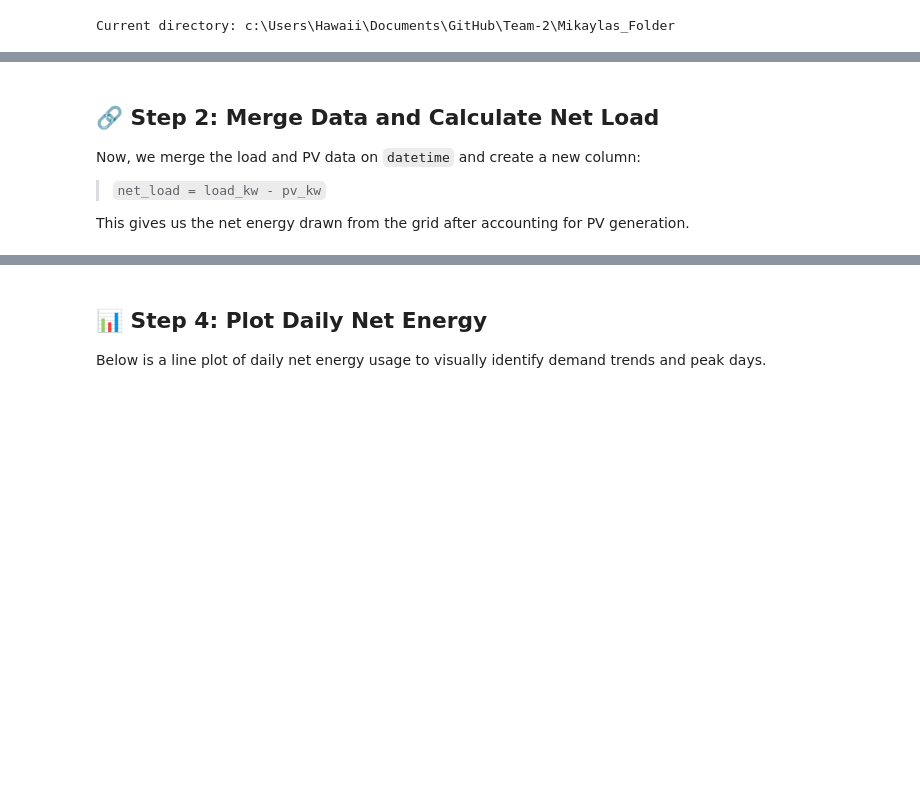
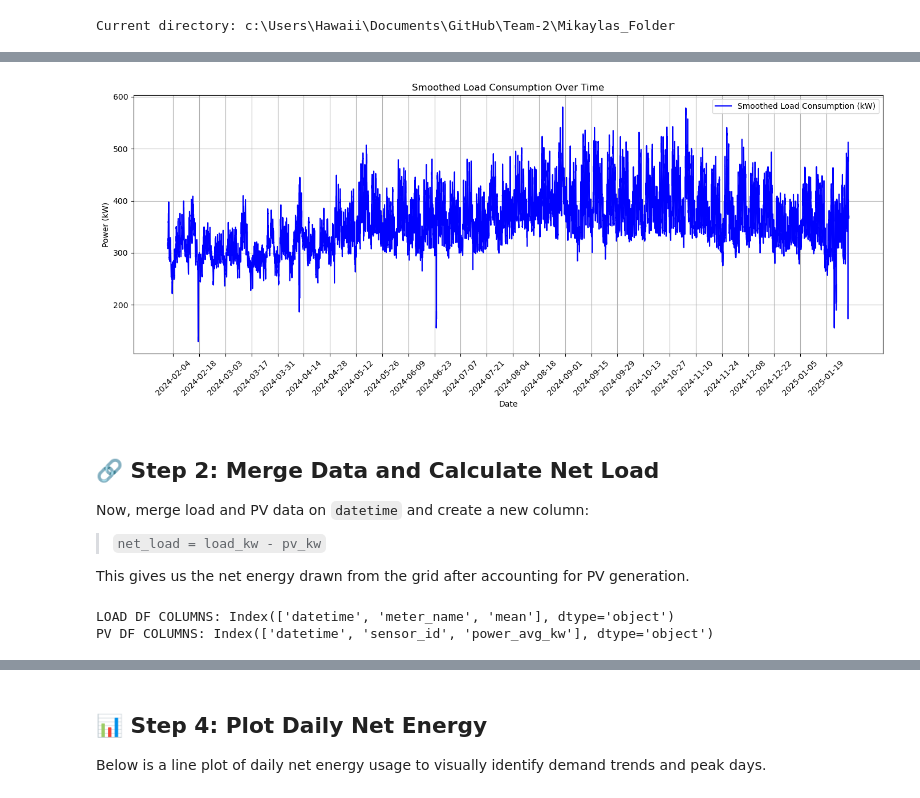
Before and after one commit to Energy-and-Sustainability-VIP/Team-2, a Jupyter notebook: Mikaylas_Folder/Untitled-1.ipynb, the cells around one changed output, grey strips where cells are left out. Drawn from its saved outputs; the diff is of its cells as text; code cells hidden in the pictures; blank space fills up the shorter version.

```diff
--- a/Mikaylas_Folder/Untitled-1.ipynb
+++ b/Mikaylas_Folder/Untitled-1.ipynb
@@ -47,7 +135,43 @@ pv_df.head(), load_df.head()
+# %%
+# Convert 'datetime' to proper datetime format for load data (in case it's not already)
+load_df['datetime'] = pd.to_datetime(load_df['datetime'])
+
+# Sort load data by datetime
+load_df = load_df.sort_values(by='datetime')
+
+# Apply a rolling average (smooth out the jagged fluctuations)
+window_size = 5  # Adjust window size if needed
+load_df['smoothed_load'] = load_df['mean'].rolling(window=window_size).mean()
+
+# Plot the smoothed load data
+plt.figure(figsize=(14, 6))  # Increase the figure size for more room
+
+# Plot the smoothed load data
+plt.plot(load_df['datetime'], load_df['smoothed_load'], color='blue', label='Smoothed Load Consumption (kW)')
+
+# Adjust x-ticks to prevent overlap (show one tick every 2 weeks, same as we did for PV)
+plt.xticks(
+    pd.date_range(start=load_df['datetime'].min(), end=load_df['datetime'].max(), freq='2W'),  # Change to '2W' for every 2 weeks
+    rotation=45
+)
+
+# Add labels and title
+plt.title("Smoothed Load Consumption Over Time")
+plt.xlabel("Date")
+plt.ylabel("Power (kW)")
+
+# Show grid and legend
+plt.grid(True)
+plt.legend()
+
+plt.tight_layout()
+plt.show()
+# %% [output]
+[figure, added]
 # %% [markdown]
 ## 🔗 Step 2: Merge Data and Calculate Net Load
 
-Now, we merge the load and PV data on `datetime` and create a new column:
+Now, merge load and PV data on `datetime` and create a new column:
 
 > `net_load = load_kw - pv_kw`
 
@@ -57,0 +179,7 @@ merged_df.head()
+# %%
+#first checking a few things since errors love meee ;/
+print("LOAD DF COLUMNS:", load_df.columns)
+print("PV DF COLUMNS:", pv_df.columns)
+# %% [output]
+LOAD DF COLUMNS: Index(['datetime', 'meter_name', 'mean'], dtype='object')
+PV DF COLUMNS: Index(['datetime', 'sensor_id', 'power_avg_kw'], dtype='object')
```
Also changed, not shown: parts of 16 cells of this notebook.
